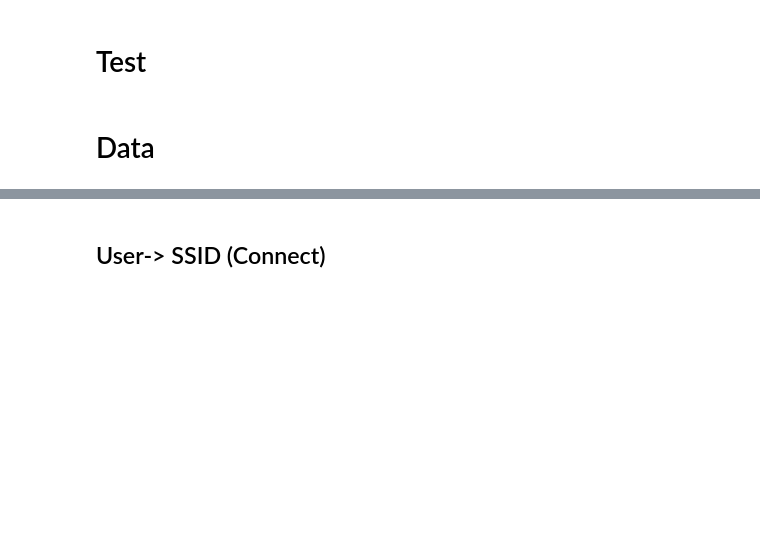
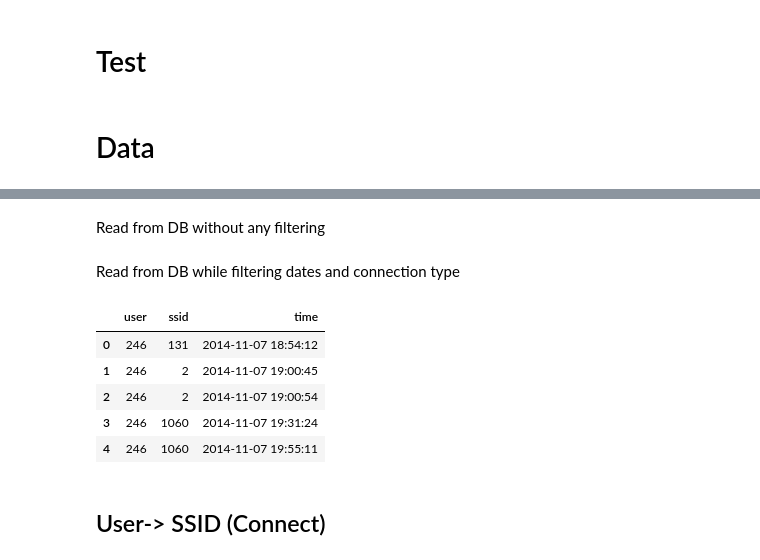
Before and after one commit to alifta/network, a Jupyter notebook: phonelab.ipynb, the cells around one changed output, grey strips where cells are left out. Cells and saved outputs as stored; diff of their text form; code cells hidden in the pictures; blank space fills up the shorter version.

```diff
--- a/phonelab.ipynb
+++ b/phonelab.ipynb
@@ -70,0 +73,13 @@ plt.ylabel('SVM Result (e.g. Percision)')
+# %%
+db = '/home/ali/Projects/Network/data/phonelab/db/phonelab.db'
+# %% [markdown]
+Read from DB without any filtering
+# %%
+query = f'SELECT user,ssid,time FROM logs WHERE connect = 1 ORDER BY time,user,ssid;'
+# query = f'SELECT user,bssid,time FROM logs WHERE connect = 1 ORDER BY time,user,bssid;'
+# query = f'SELECT user,ssid,bssid,time FROM logs WHERE connect = 1 ORDER BY time,user,ssid,bssid;'
+# query = f'SELECT user,ssid,time FROM logs WHERE connect = 0 ORDER BY time,user,ssid;'
+# query = f'SELECT user,bssid,time FROM logs WHERE connect = 0 ORDER BY time,user,bssid;'
+# query = f'SELECT user,ssid,bssid,time FROM logs WHERE connect = 0 ORDER BY time,user,ssid,bssid;'
+# %% [markdown]
+Read from DB while filtering dates and connection type
@@ -71,3 +90,14 @@ plt.ylabel('SVM Result (e.g. Percision)')
+# %%
+df = db_select_df(db, query)
+# %%
+df.head()
+# %% [output]
+|  | user | ssid | time |
+| 0 | 246 | 131 | 2014-11-07 18:54:12 |
+| 1 | 246 | 2 | 2014-11-07 19:00:45 |
+| 2 | 246 | 2 | 2014-11-07 19:00:54 |
+| 3 | 246 | 1060 | 2014-11-07 19:31:24 |
+| 4 | 246 | 1060 | 2014-11-07 19:55:11 |
 # %% [markdown]
 ## User-> SSID (Connect)
 # %%
```
Also changed, not shown: parts of 16 cells of this notebook, 4 other files.
